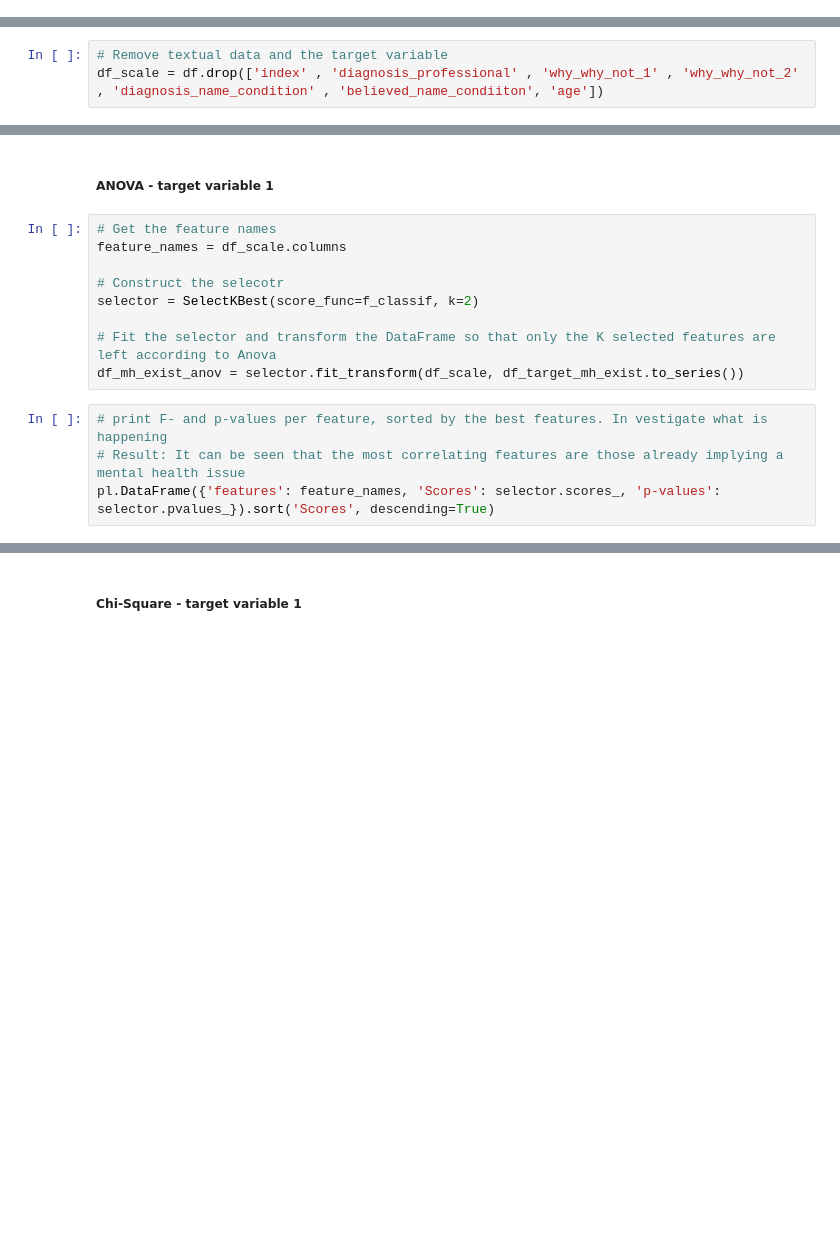
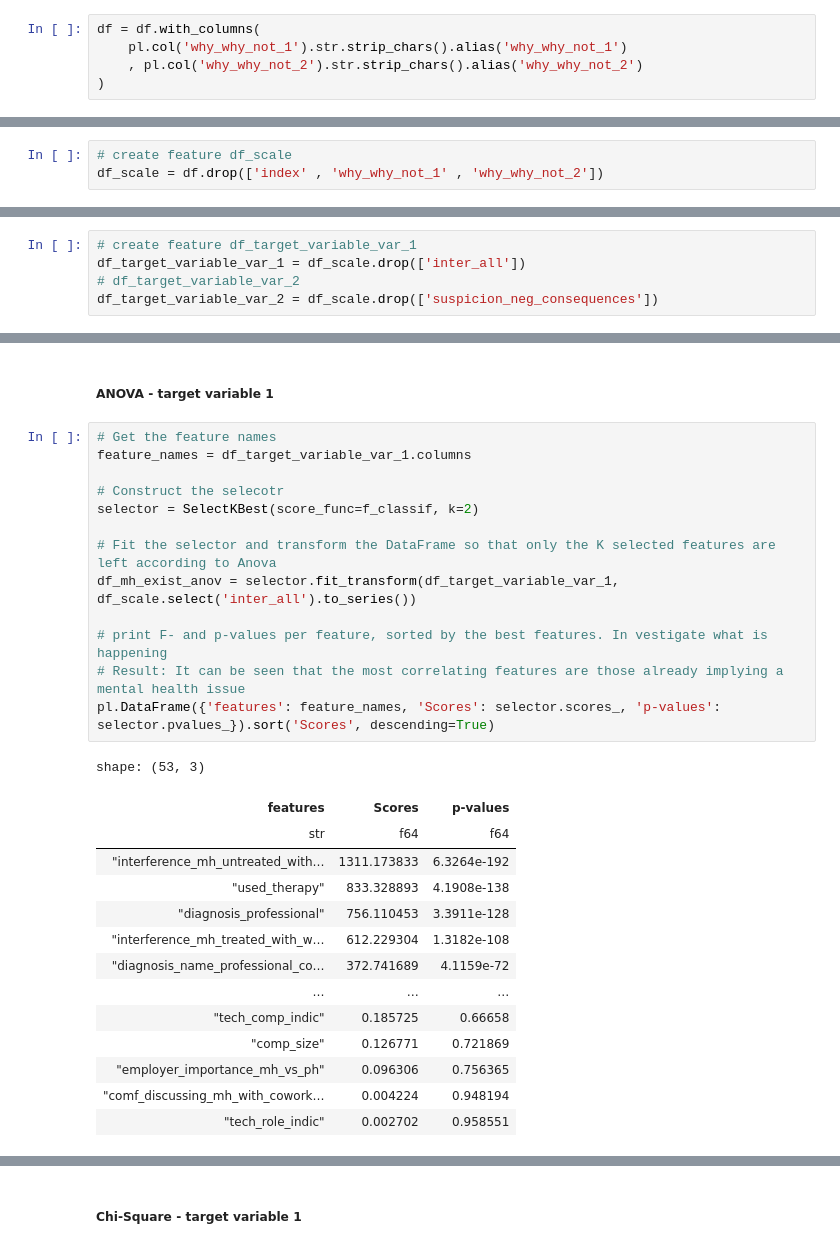
Before and after one commit to JanPhilippBittner/iu_mental_health_ml, a Jupyter notebook: Desktop/Arbeit/Arbeit/Universität/IU/Module/Semester 3/Machine learning - unsupervised learning/Project/first_draft.ipynb, the cells around one changed output, grey strips where cells are left out. Saved outputs shown, nothing was run; the diff lists cells and outputs as text; blank space fills up the shorter version.

```diff
--- a/Desktop/Arbeit/Arbeit/Universität/IU/Module/Semester 3/Machine learning - unsupervised learning/Project/first_draft.ipynb
+++ b/Desktop/Arbeit/Arbeit/Universität/IU/Module/Semester 3/Machine learning - unsupervised learning/Project/first_draft.ipynb
@@ -682,4 +701,9 @@ df = df.with_columns(encoded_features_df)
 # %%
 #with pl.Config(tbl_rows=1500):
 #    print(df.select(pl.col(['why_why_not_1' , 'why_why_not_2'])))
+# %%
+df = df.with_columns(
+    pl.col('why_why_not_1').str.strip_chars().alias('why_why_not_1')
+    , pl.col('why_why_not_2').str.strip_chars().alias('why_why_not_2')
+)
 # %%
@@ -696,5 +718,5 @@ AttributeError: 'NoneType' object has no attribute 'lower'
     # MinMax Scaler
     # Robust Scaler --> Is the winner because we will have outliers
 # %%
-# Remove textual data and the target variable
-df_scale = df.drop(['index' , 'diagnosis_professional' , 'why_why_not_1' , 'why_why_not_2' , 'diagnosis_name_condition' , 'believed_name_condiiton', 'age'])
+# create feature df_scale
+df_scale = df.drop(['index' , 'why_why_not_1' , 'why_why_not_2'])
@@ -720,3 +750,8 @@ df_scaled.head()
+# %%
+# create feature df_target_variable_var_1
+df_target_variable_var_1 = df_scale.drop(['inter_all'])
+# df_target_variable_var_2
+df_target_variable_var_2 = df_scale.drop(['suspicion_neg_consequences'])
 # %% [markdown]
 ### Here we split into to Paths. The goal is to investigate if we can build two predictors via K-Means Clustering: 1 for the existence of Mental health issues and one for the negative impact of existing mental health issues
         Note: Check how many people even have mental healht issues
@@ -735,14 +770,29 @@ df_scaled.head()
 ##### ANOVA - target variable 1
 # %%
 # Get the feature names
-feature_names = df_scale.columns
+feature_names = df_target_variable_var_1.columns
 
 # Construct the selecotr
 selector = SelectKBest(score_func=f_classif, k=2)
 
 # Fit the selector and transform the DataFrame so that only the K selected features are left according to Anova
-df_mh_exist_anov = selector.fit_transform(df_scale, df_target_mh_exist.to_series())
+df_mh_exist_anov = selector.fit_transform(df_target_variable_var_1, df_scale.select('inter_all').to_series())
+
+# print F- and p-values per feature, sorted by the best features. In vestigate what is happening
+# Result: It can be seen that the most correlating features are those already implying a mental health issue
+pl.DataFrame({'features': feature_names, 'Scores': selector.scores_, 'p-values': selector.pvalues_}).sort('Scores', descending=True)
+# %% [output]
+shape: (53, 3)
+| features | Scores | p-values |
+| str | f64 | f64 |
+| "interference_mh_untreated_with… | 1311.173833 | 6.3264e-192 |
+| "used_therapy" | 833.328893 | 4.1908e-138 |
+| "diagnosis_professional" | 756.110453 | 3.3911e-128 |
+| "interference_mh_treated_with_w… | 612.229304 | 1.3182e-108 |
+| "diagnosis_name_professional_co… | 372.741689 | 4.1159e-72 |
+| … | … | … |
+| "tech_comp_indic" | 0.185725 | 0.66658 |
+| "comp_size" | 0.126771 | 0.721869 |
+| "employer_importance_mh_vs_ph" | 0.096306 | 0.756365 |
+| "comf_discussing_mh_with_cowork… | 0.004224 | 0.948194 |
+| "tech_role_indic" | 0.002702 | 0.958551 |
-# %%
-# print F- and p-values per feature, sorted by the best features. In vestigate what is happening
-# Result: It can be seen that the most correlating features are those already implying a mental health issue
-pl.DataFrame({'features': feature_names, 'Scores': selector.scores_, 'p-values': selector.pvalues_}).sort('Scores', descending=True)
```
Also changed, not shown: parts of 37 cells of this notebook, 1 other file.
